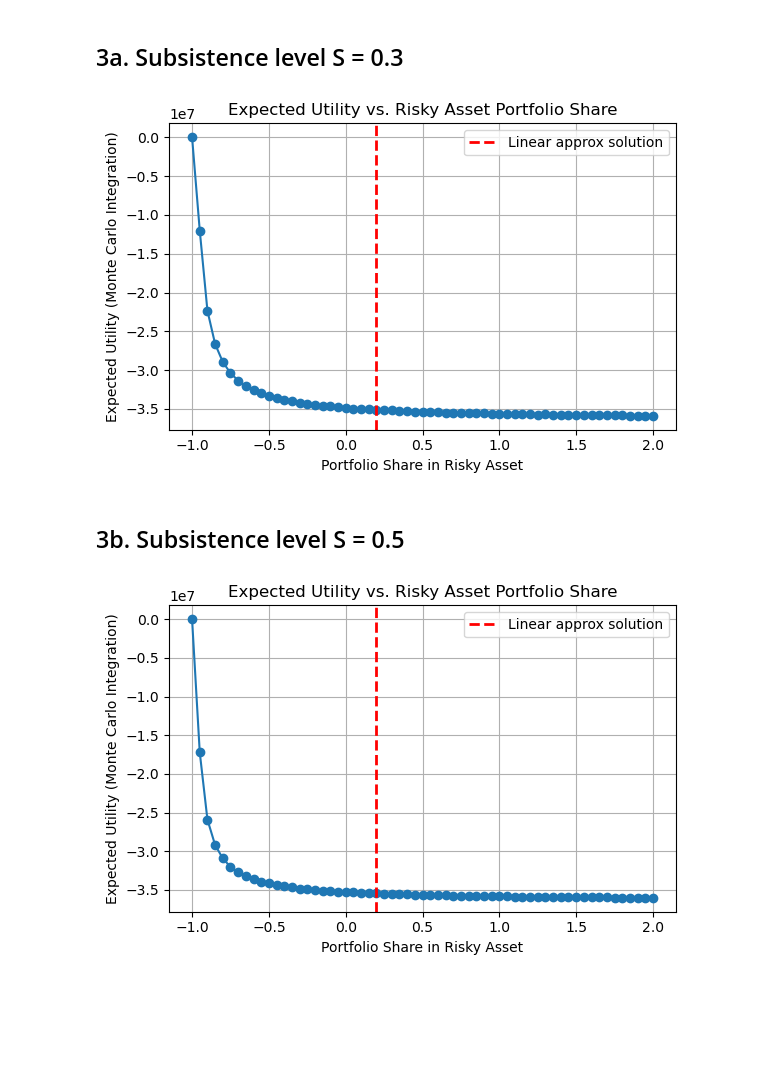
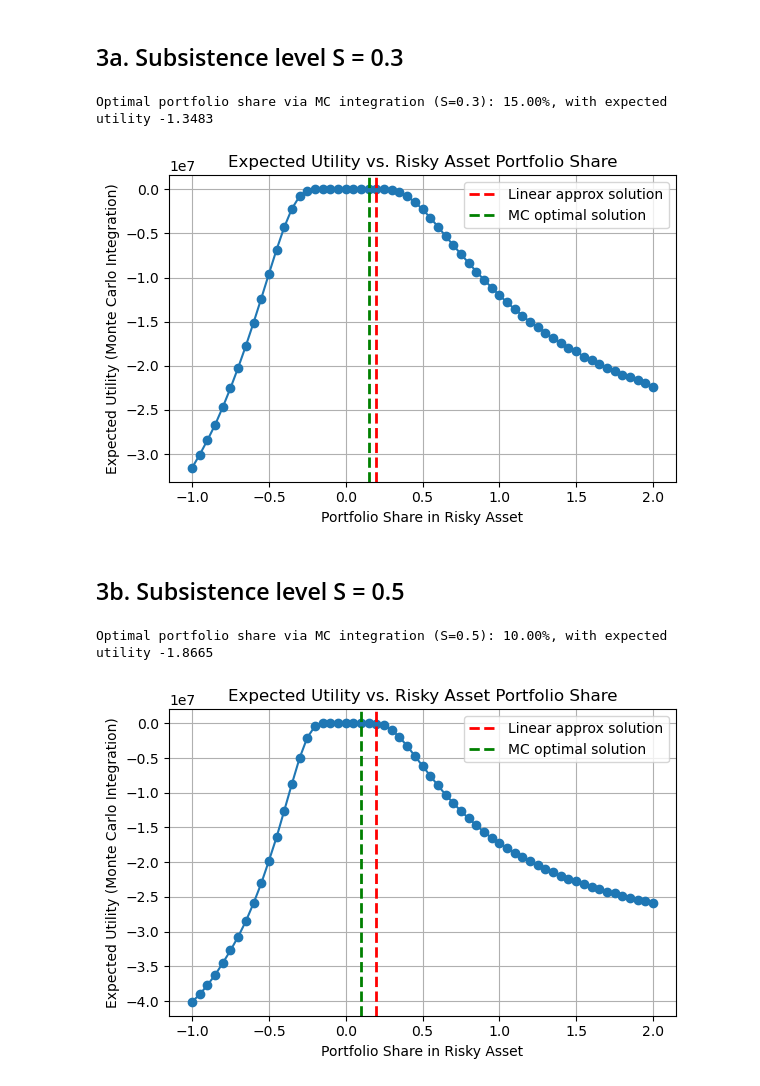
Before and after one commit to wickmanb22/ModernAppliedOptimization, a Jupyter notebook: asset_pricing_hw2.ipynb, the cells around one changed output. Cells and saved outputs as stored; diff of their text form; code cells hidden in the pictures; blank space fills up the shorter version.

```diff
--- a/asset_pricing_hw2.ipynb
+++ b/asset_pricing_hw2.ipynb
@@ -115,6 +115,7 @@ def MonteCarlo_int(omega, N, ret_distributions = False):
    wealth = np.clip(wealth, 1e-8, None) # avoid 0 or negative wealth
 
    # check distributions in MC simulation
+   util_distribution = crra_utility(wealth, gamma)
    if ret_distributions:
-       return wealth, crra_utility(wealth, gamma), np.mean(crra_utility(wealth, gamma))
-   return np.mean(crra_utility(wealth, gamma)) # average utility of wealth
+       return wealth, util_distribution, np.mean(util_distribution)
+   return np.mean(util_distribution) # average utility of wealth
@@ -173,14 +194,23 @@ Loves levered positions if E(R) > E(R_f) and investors have limited liability (w
 # %%
+# Recall analytic solution
+print(f'Optimal portfolio share via analytic: {port_share_analytic:.2%}')
+
 # Estimate expected utility for range of portfolio shares
 port_share_range = np.arange(-1, 2.05, 0.05)
 expected_util_MC = []
-for tmp_port_share in range(len(port_share_range)):
-    expected_util_MC.append(MonteCarlo_int(omega = tmp_port_share, N = 10**7))
+for tmp_port_share in port_share_range:
+    expected_util_MC.append(MonteCarlo_int(omega = tmp_port_share, N = 10**6))
 
-# Expected utility ~ f(portfolio share)
+# identify max expected utility and corresponding portfolio share
+max_util = max(expected_util_MC)
+opt_port_share = port_share_range[expected_util_MC.index(max_util)]
+print(f'Optimal portfolio share via MC integration: {opt_port_share:.2%}, with expected utility {max_util:.4f}')
+
+# Expected utility ~ f(portfolio share), line at optimal portfolio share
 plt.figure(figsize=(6,4))
 plt.plot(port_share_range, expected_util_MC, marker='o')
 plt.axvline(port_share_analytic, color='r', linestyle='dashed', linewidth=2, label="Linear approx solution")
+plt.axvline(opt_port_share, color='g', linestyle='dashed', linewidth=2, label="MC optimal solution")
 plt.xlabel('Portfolio Share in Risky Asset')
 plt.ylabel('Expected Utility (Monte Carlo Integration)')
 plt.title('Expected Utility vs. Risky Asset Portfolio Share')
@@ -237,37 +262,51 @@ tmp_omega, tmp_sub_level = 0, 0.3
 # Estimate expected utility for range of portfolio shares
 port_share_range = np.arange(-1, 2.05, 0.05)
 expected_util_MC = []
-for tmp_port_share in range(len(port_share_range)):
-    expected_util_MC.append(MonteCarlo_int_subsistence(omega = tmp_port_share, sub_level=tmp_sub_level, N = 10**7))
+for tmp_port_share in port_share_range:
+    expected_util_MC.append(MonteCarlo_int_subsistence(omega = tmp_port_share, sub_level=tmp_sub_level, N = 10**6))
+
+# identify max expected utility and corresponding portfolio share
+max_util = max(expected_util_MC)
+opt_port_share = port_share_range[expected_util_MC.index(max_util)]
+print(f'Optimal portfolio share via MC integration (S=0.3): {opt_port_share:.2%}, with expected utility {max_util:.4f}')
 
 # Expected utility ~ f(portfolio share)
 plt.figure(figsize=(6,4))
 plt.plot(port_share_range, expected_util_MC, marker='o')
 plt.axvline(port_share_analytic, color='r', linestyle='dashed', linewidth=2, label="Linear approx solution")
+plt.axvline(opt_port_share, color='g', linestyle='dashed', linewidth=2, label="MC optimal solution")
 plt.xlabel('Portfolio Share in Risky Asset')
 plt.ylabel('Expected Utility (Monte Carlo Integration)')
 plt.title('Expected Utility vs. Risky Asset Portfolio Share')
 plt.grid(True);plt.tight_layout();plt.legend();plt.show()
 # %% [output]
+Optimal portfolio share via MC integration (S=0.3): 15.00%, with expected utility -1.3483
-[figure, old version]
+[figure, new version]
 # %% [markdown]
 ## 3b. Subsistence level S = 0.5
 # %%
 # plot distribution of utility(wealth) for select omega
 tmp_omega, tmp_sub_level = 0, 0.5
 # Estimate expected utility for range of portfolio shares
 port_share_range = np.arange(-1, 2.05, 0.05)
 expected_util_MC = []
-for tmp_port_share in range(len(port_share_range)):
-    expected_util_MC.append(MonteCarlo_int_subsistence(omega = tmp_port_share, sub_level=tmp_sub_level, N = 10**7))
+for tmp_port_share in port_share_range:
+    expected_util_MC.append(MonteCarlo_int_subsistence(omega = tmp_port_share, sub_level=tmp_sub_level, N = 10**6))
+
+# identify max expected utility and corresponding portfolio share
+max_util = max(expected_util_MC)
+opt_port_share = port_share_range[expected_util_MC.index(max_util)]
+print(f'Optimal portfolio share via MC integration (S=0.5): {opt_port_share:.2%}, with expected utility {max_util:.4f}')
 
 # Expected utility ~ f(portfolio share)
 plt.figure(figsize=(6,4))
 plt.plot(port_share_range, expected_util_MC, marker='o')
 plt.axvline(port_share_analytic, color='r', linestyle='dashed', linewidth=2, label="Linear approx solution")
+plt.axvline(opt_port_share, color='g', linestyle='dashed', linewidth=2, label="MC optimal solution")
 plt.xlabel('Portfolio Share in Risky Asset')
 plt.ylabel('Expected Utility (Monte Carlo Integration)')
 plt.title('Expected Utility vs. Risky Asset Portfolio Share')
 plt.grid(True);plt.tight_layout();plt.legend();plt.show()
 # %% [output]
+Optimal portfolio share via MC integration (S=0.5): 10.00%, with expected utility -1.8665
-[figure, old version]
+[figure, new version]
```
Also changed, not shown: parts of 14 cells of this notebook.
